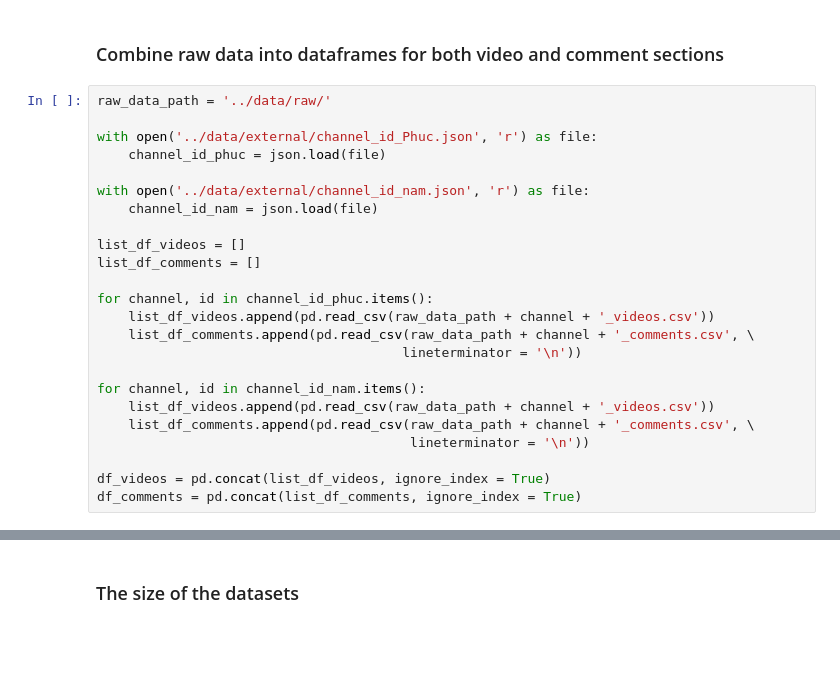
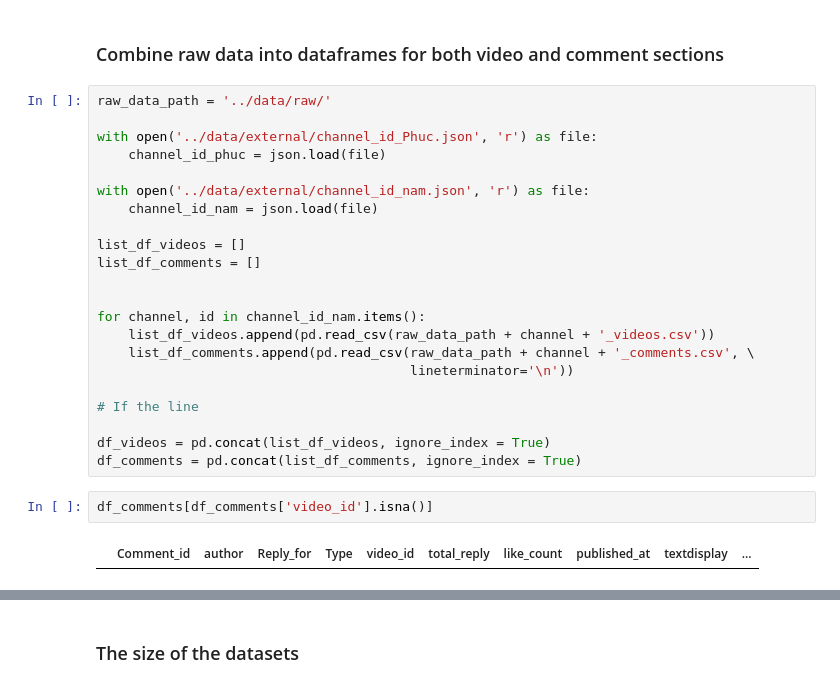
Before and after one commit to Mr-Phuong-Nam/Analyzing-about-top-tech-channels-on-Youtube, a Jupyter notebook: notebooks/2.0-preprocessing.ipynb, the cells around one changed output, grey strips where cells are left out. Cells and saved outputs as stored; diff of their text form; blank space fills up the shorter version.

```diff
--- a/notebooks/2.0-preprocessing.ipynb
+++ b/notebooks/2.0-preprocessing.ipynb
@@ -33,18 +34,20 @@ with open('../data/external/channel_id_nam.json', 'r') as file:
 list_df_videos = []
 list_df_comments = []
 
-for channel, id in channel_id_phuc.items():
-    list_df_videos.append(pd.read_csv(raw_data_path + channel + '_videos.csv'))
-    list_df_comments.append(pd.read_csv(raw_data_path + channel + '_comments.csv', \
-                                       lineterminator = '\n'))
 
 for channel, id in channel_id_nam.items():
     list_df_videos.append(pd.read_csv(raw_data_path + channel + '_videos.csv'))
     list_df_comments.append(pd.read_csv(raw_data_path + channel + '_comments.csv', \
-                                        lineterminator = '\n'))
+                                        lineterminator='\n'))
+
+# If the line
 
 df_videos = pd.concat(list_df_videos, ignore_index = True)
 df_comments = pd.concat(list_df_comments, ignore_index = True)
+# %%
+df_comments[df_comments['video_id'].isna()]
+# %% [output]
+|  | Comment_id | author | Reply_for | Type | video_id | total_reply | like_count | published_at | textdisplay | ... |
 # %%
 df_videos.head()
 # %% [output]
```
Also changed, not shown: parts of 13 cells of this notebook, 10 other files.
